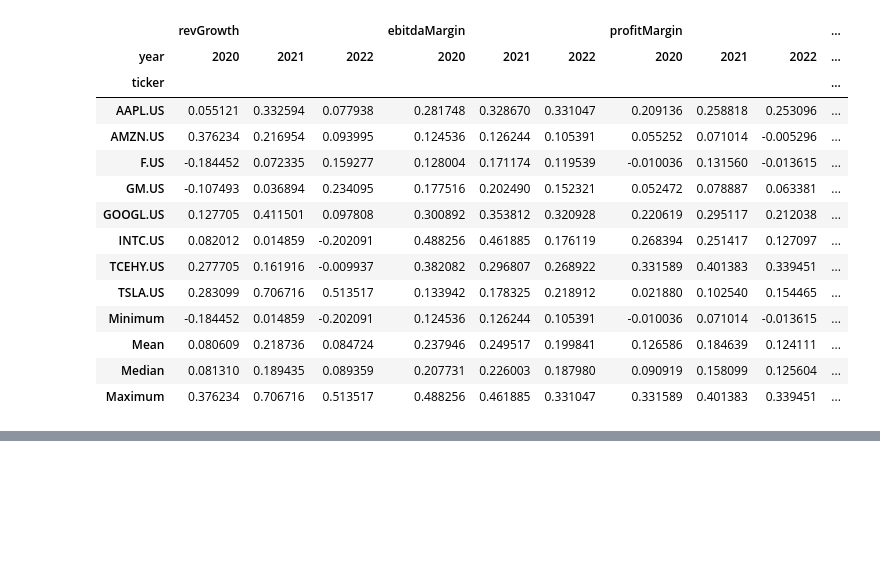
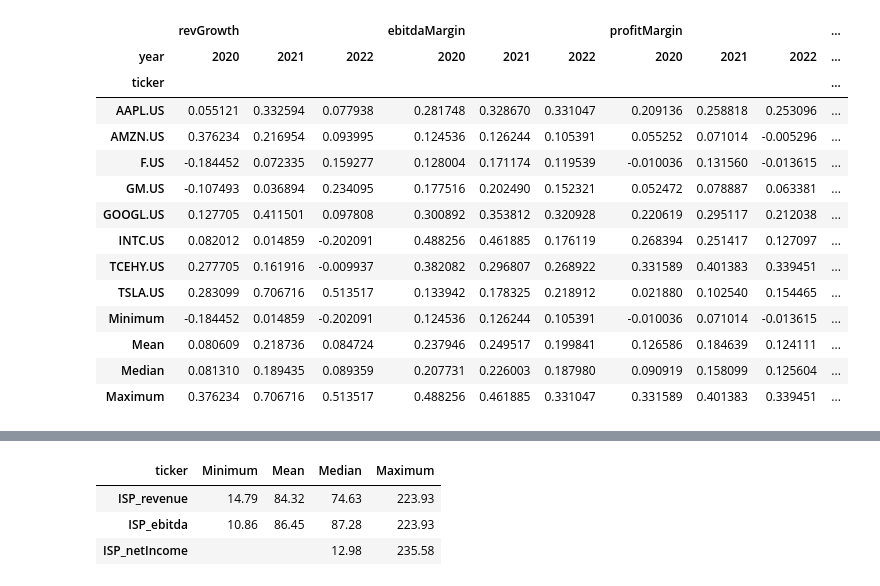
Before and after one commit to gbaglini/baglinifinance, a Jupyter notebook: src/Valutaion Models/Trading Comps Model.ipynb, the cells around one changed output, grey strips where cells are left out. Drawn from its saved outputs; the diff is of its cells as text; code cells hidden in the pictures; blank space fills up the shorter version.

```diff
--- a/src/Valutaion Models/Trading Comps Model.ipynb
+++ b/src/Valutaion Models/Trading Comps Model.ipynb
@@ -260,0 +278,10 @@ df_price.T
+# %%
+df_out = df_price.T.loc["ISP_revenue":, :]
+df_out = df_out.round(2)
+df_out[df_out<0] = ""
+df_out
+# %% [output]
+| ticker | Minimum | Mean | Median | Maximum |
+| ISP_revenue | 14.79 | 84.32 | 74.63 | 223.93 |
+| ISP_ebitda | 10.86 | 86.45 | 87.28 | 223.93 |
+| ISP_netIncome |  |  | 12.98 | 235.58 |
```
Also changed, not shown: parts of 9 cells of this notebook, 10 other files.
